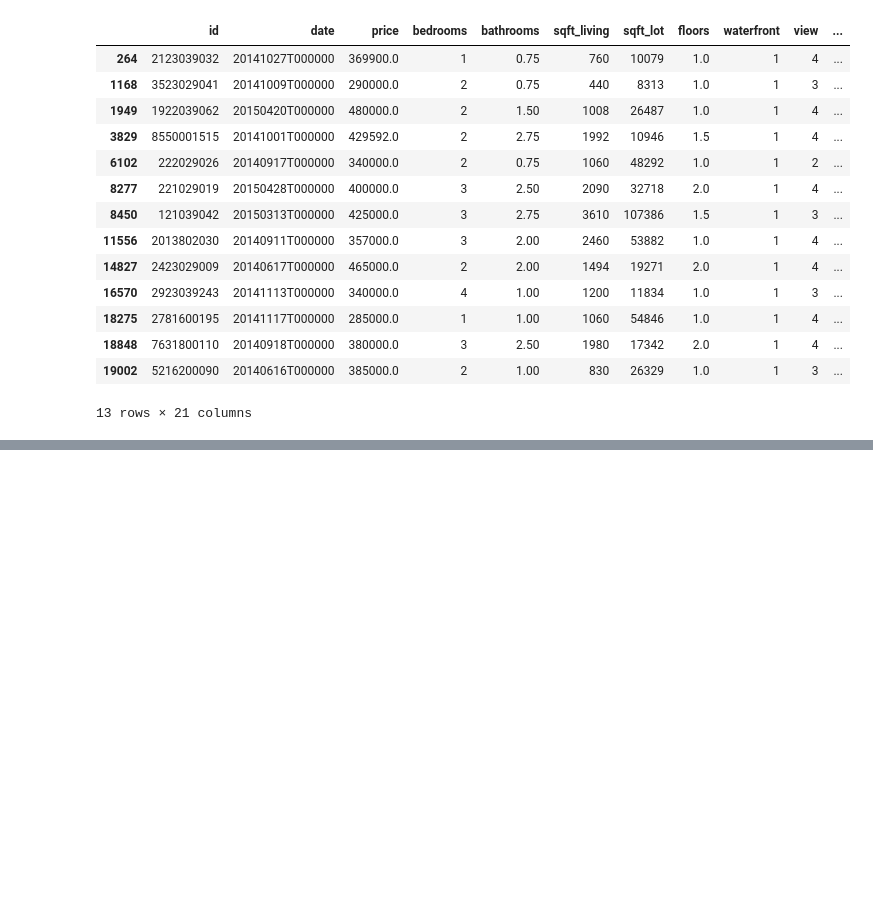
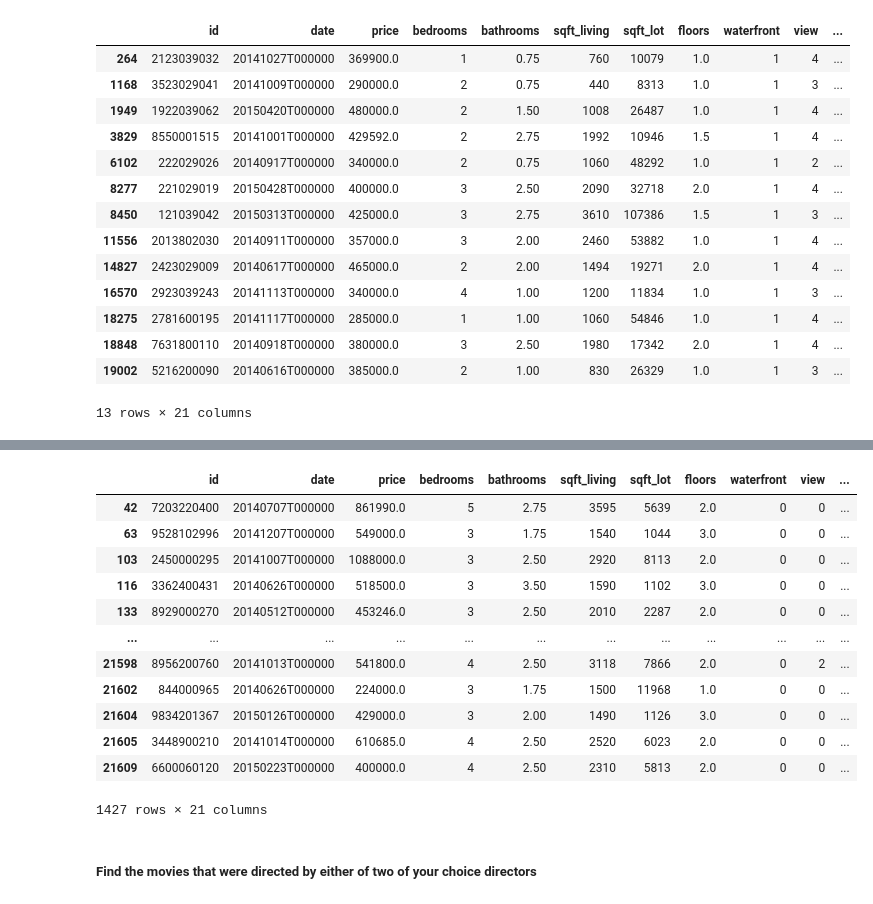
Before and after one commit to harshitgupta240197/Python, a Jupyter notebook: Pandas/Core_Concepts/Filtering.ipynb, the cells around one changed output, grey strips where cells are left out. Cells and saved outputs as stored; diff of their text form; code cells hidden in the pictures; blank space fills up the shorter version.

```diff
--- a/Pandas/Core_Concepts/Filtering.ipynb
+++ b/Pandas/Core_Concepts/Filtering.ipynb
@@ -297,0 +332,18 @@ waterfront_cheap_houses
+# %%
+houses[(houses['yr_built'] >= 2010) | (houses['yr_renovated'] >= 2010)]
+# %% [output]
+|  | id | date | price | bedrooms | bathrooms | sqft_living | sqft_lot | floors | waterfront | view | ... |
+| 42 | 7203220400 | 20140707T000000 | 861990.0 | 5 | 2.75 | 3595 | 5639 | 2.0 | 0 | 0 | ... |
+| 63 | 9528102996 | 20141207T000000 | 549000.0 | 3 | 1.75 | 1540 | 1044 | 3.0 | 0 | 0 | ... |
+| 103 | 2450000295 | 20141007T000000 | 1088000.0 | 3 | 2.50 | 2920 | 8113 | 2.0 | 0 | 0 | ... |
+| 116 | 3362400431 | 20140626T000000 | 518500.0 | 3 | 3.50 | 1590 | 1102 | 3.0 | 0 | 0 | ... |
+| 133 | 8929000270 | 20140512T000000 | 453246.0 | 3 | 2.50 | 2010 | 2287 | 2.0 | 0 | 0 | ... |
+| ... | ... | ... | ... | ... | ... | ... | ... | ... | ... | ... | ... |
+| 21598 | 8956200760 | 20141013T000000 | 541800.0 | 4 | 2.50 | 3118 | 7866 | 2.0 | 0 | 2 | ... |
+| 21602 | 844000965 | 20140626T000000 | 224000.0 | 3 | 1.75 | 1500 | 11968 | 1.0 | 0 | 0 | ... |
+| 21604 | 9834201367 | 20150126T000000 | 429000.0 | 3 | 2.00 | 1490 | 1126 | 3.0 | 0 | 0 | ... |
+| 21605 | 3448900210 | 20141014T000000 | 610685.0 | 4 | 2.50 | 2520 | 6023 | 2.0 | 0 | 0 | ... |
+| 21609 | 6600060120 | 20150223T000000 | 400000.0 | 4 | 2.50 | 2310 | 5813 | 2.0 | 0 | 0 | ... |
+1427 rows × 21 columns
+# %% [markdown]
+##### Find the movies that were directed by either of two of your choice directors
```
Also changed, not shown: parts of 7 cells of this notebook, 1 other file.
